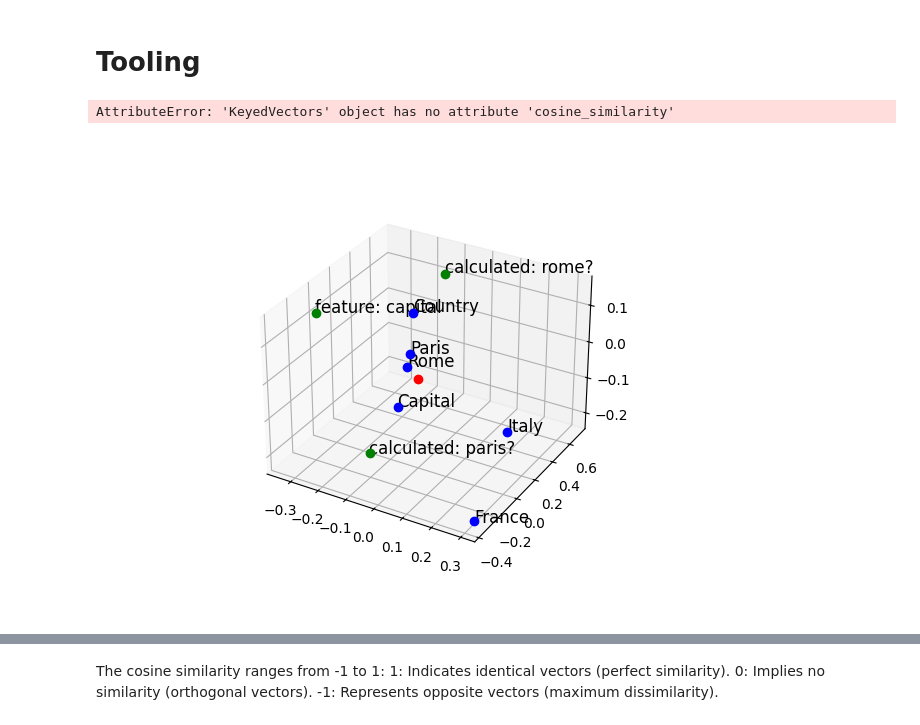
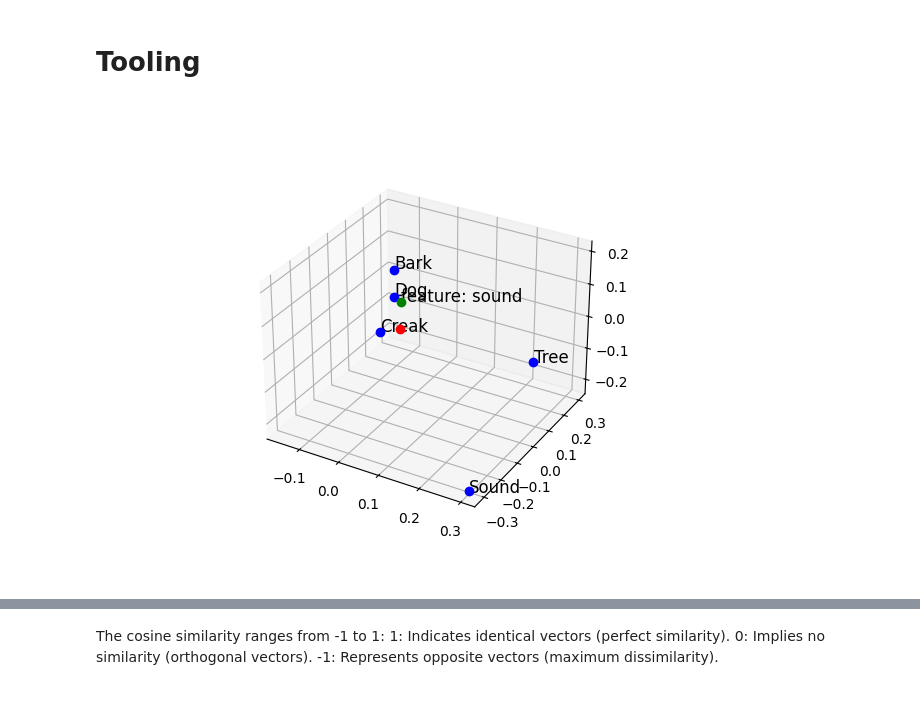
Before and after one commit to DanielJMWilliams/PolysemanticUniversality, a Jupyter notebook: embeddings_tests.ipynb, the cells around one changed output, grey strips where cells are left out. Cells and saved outputs as stored; diff of their text form; code cells hidden in the pictures.

```diff
--- a/embeddings_tests.ipynb
+++ b/embeddings_tests.ipynb
@@ -160,37 +161,45 @@ def prepare_word_plots(vocab, model):
     points.append(p)
 
   return points
 
 def all(corpus, dimensions):
   vocab = corpus_vocab(corpus)
   model = train_model(corpus, dimensions)
   word_points = prepare_word_plots(vocab, model)
   points = word_points
+  additional_points = [{
+      "annotation": "feature: sound",
+      "vector": model.wv["Bark"] - model.wv["Dog"]
+    }
+  ]
+  '''
   additional_points = [
     {
       "annotation": "feature: capital",
       "vector": model.wv["Rome"] - model.wv["Italy"]
     },
     {
       "annotation": "calculated: paris?",
       "vector": model.wv["Rome"] - model.wv["Italy"] + model.wv["France"]
     },
     {
       "annotation": "calculated: rome?",
       "vector": model.wv["Paris"] - model.wv["France"] + model.wv["Italy"]
     },
 
   ]
+  '''
   graph = plot(points, dimensions, additional_points)
   return model, vocab, graph
 
 #all(corpus, 1)
-model, vocab, graph = all(corpus_capital_small, 3)
-model.wv.cosine_similarity(model.wv["Rome"]-model.wv["Italy"]+model.wv["France"], model.wv["Paris"])
+model, vocab, graph = all(corpus_bark, 3)
+#v1 = model.wv["Rome"]-model.wv["Italy"]+model.wv["France"]
+#v2 = model.wv["Paris"]
+#print(model.wv.cosine_similarities(v1, [v2]))
 #plot_on_graph([0,1,2], "", graph)
 # %% [output]
-AttributeError: 'KeyedVectors' object has no attribute 'cosine_similarity'
-[figure, old version]
+[figure, new version]
 # %%
 model, vocab, graph = all(corpus_capital, 3)
 # %% [output]
```
Also changed, not shown: parts of 23 cells of this notebook.
